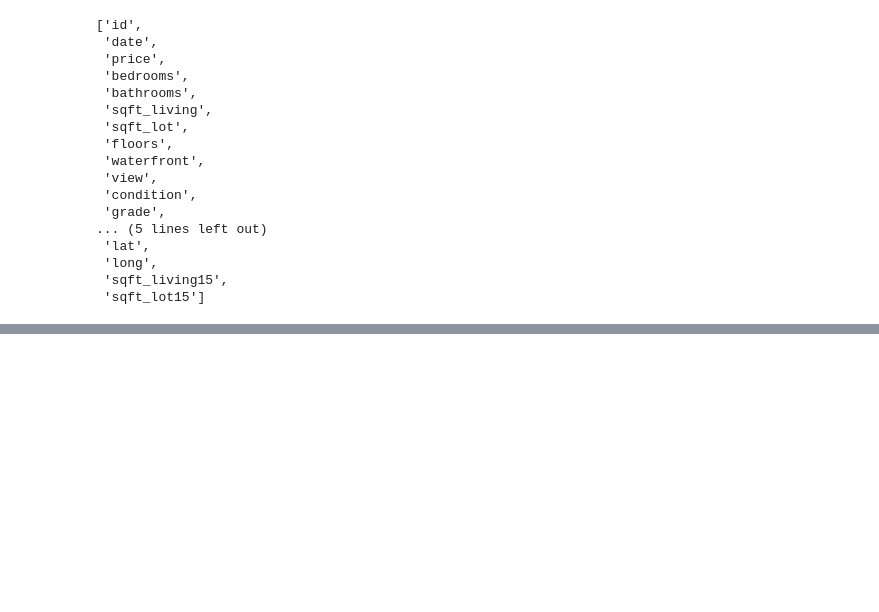
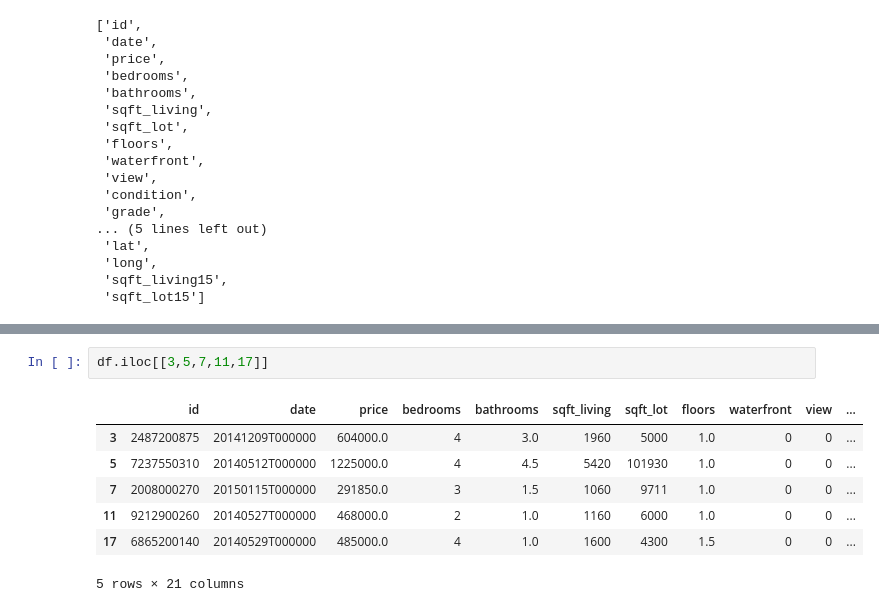
Before and after one commit to palakmakwana21/Data_Science_with_python, a Jupyter notebook: Data Analytics/analysis.ipynb, the cells around one changed output, grey strips where cells are left out. Saved outputs shown, nothing was run; the diff lists cells and outputs as text; blank space fills up the shorter version.

```diff
--- a/Data Analytics/analysis.ipynb
+++ b/Data Analytics/analysis.ipynb
@@ -166,0 +219,10 @@ df.columns.tolist() #to get the column names of the dataframe in list
+# %%
+df.iloc[[3,5,7,11,17]]
+# %% [output]
+|  | id | date | price | bedrooms | bathrooms | sqft_living | sqft_lot | floors | waterfront | view | ... |
+| 3 | 2487200875 | 20141209T000000 | 604000.0 | 4 | 3.0 | 1960 | 5000 | 1.0 | 0 | 0 | ... |
+| 5 | 7237550310 | 20140512T000000 | 1225000.0 | 4 | 4.5 | 5420 | 101930 | 1.0 | 0 | 0 | ... |
+| 7 | 2008000270 | 20150115T000000 | 291850.0 | 3 | 1.5 | 1060 | 9711 | 1.0 | 0 | 0 | ... |
+| 11 | 9212900260 | 20140527T000000 | 468000.0 | 2 | 1.0 | 1160 | 6000 | 1.0 | 0 | 0 | ... |
+| 17 | 6865200140 | 20140529T000000 | 485000.0 | 4 | 1.0 | 1600 | 4300 | 1.5 | 0 | 0 | ... |
+5 rows × 21 columns
```
Also changed, not shown: parts of 13 cells of this notebook.
